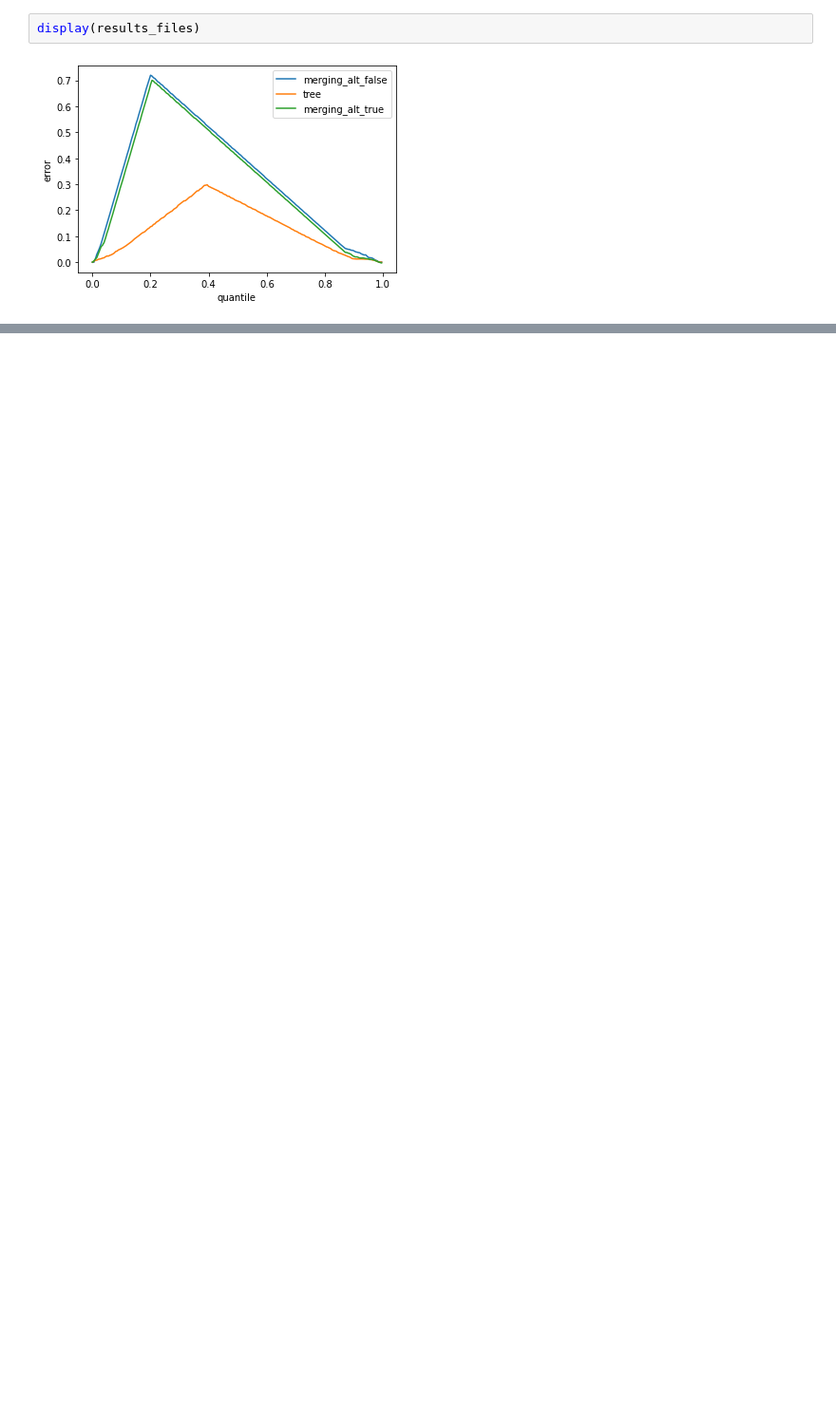
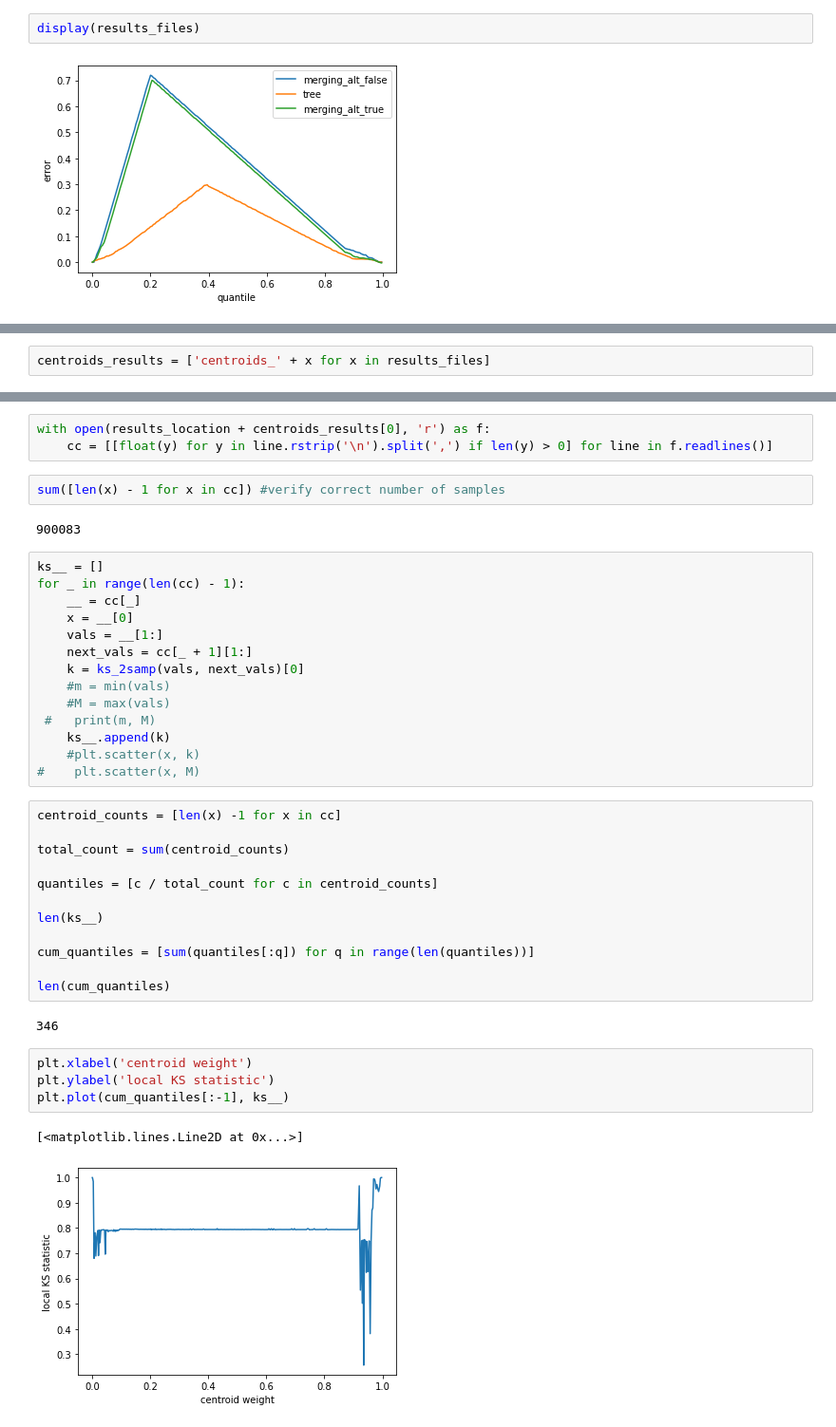
Before and after one commit to PavelVesely/t-digest, a Jupyter notebook: docs/python/adversarial_plots/notebooks/error_curves__k_0.ipynb, the cells around one changed output, grey strips where cells are left out. Shown at 95% size. Cells and saved outputs as stored; diff of their text form; blank space fills up the shorter version.

Commit message:
add K-S plots, keep data and sortedData separate in CarefulAttack

```diff
--- a/docs/python/adversarial_plots/notebooks/error_curves__k_0.ipynb
+++ b/docs/python/adversarial_plots/notebooks/error_curves__k_0.ipynb
@@ -55,0 +57,2 @@ display(sorted_results_files)
+# %%
+centroids_results = ['centroids_' + x for x in results_files]
@@ -55,0 +65,42 @@ display(sorted_results_files)
+# %%
+with open(results_location + centroids_results[0], 'r') as f:
+    cc = [[float(y) for y in line.rstrip('\n').split(',') if len(y) > 0] for line in f.readlines()]
+# %%
+sum([len(x) - 1 for x in cc]) #verify correct number of samples
+# %% [output]
+900083
+# %%
+ks__ = []
+for _ in range(len(cc) - 1):
+    __ = cc[_]
+    x = __[0]
+    vals = __[1:]
+    next_vals = cc[_ + 1][1:]
+    k = ks_2samp(vals, next_vals)[0]
+    #m = min(vals)
+    #M = max(vals)
+ #   print(m, M)
+    ks__.append(k)
+    #plt.scatter(x, k)
+#    plt.scatter(x, M)
+# %%
+centroid_counts = [len(x) -1 for x in cc]
+
+total_count = sum(centroid_counts)
+
+quantiles = [c / total_count for c in centroid_counts]
+
+len(ks__)
+
+cum_quantiles = [sum(quantiles[:q]) for q in range(len(quantiles))]
+
+len(cum_quantiles)
+# %% [output]
+346
+# %%
+plt.xlabel('centroid weight')
+plt.ylabel('local KS statistic')
+plt.plot(cum_quantiles[:-1], ks__)
+# %% [output]
+[<matplotlib.lines.Line2D at 0x...>]
+[figure, added]
```
Also changed, not shown: parts of 5 cells of this notebook, 4 other files.
